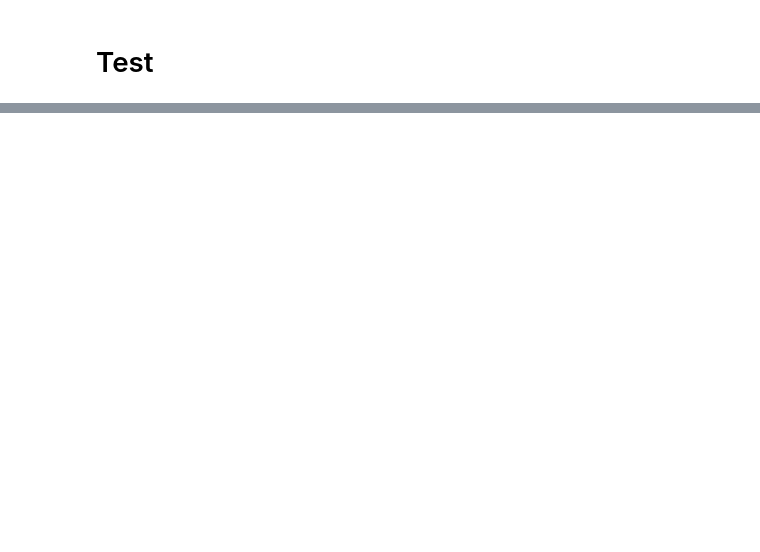
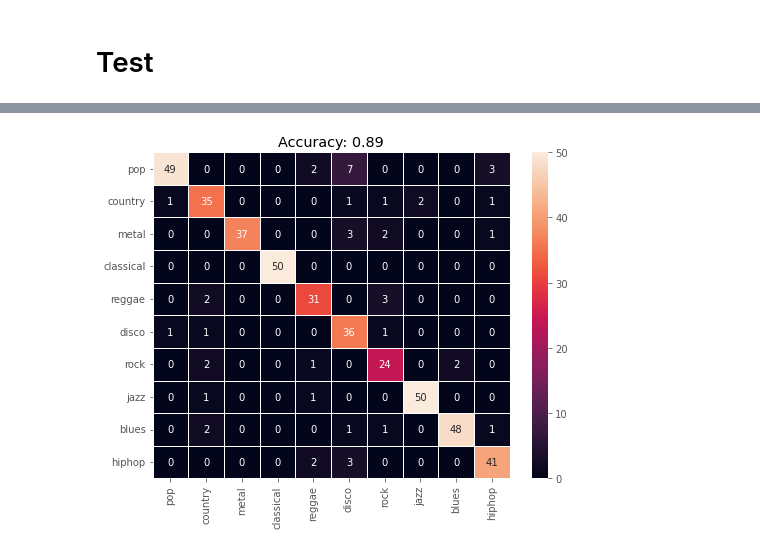
Before and after one commit to TimofeyTst/VKML_ML, a Jupyter notebook: music_classification.ipynb, the cells around one changed output, grey strips where cells are left out. Cells and saved outputs as stored; diff of their text form; code cells hidden in the pictures; blank space fills up the shorter version.

```diff
--- a/music_classification.ipynb
+++ b/music_classification.ipynb
@@ -287,0 +452,9 @@ config.test_path
+# %%
+# Обучалась 9 минут, дала скор 0.74
+from lightgbm import LGBMClassifier
+model = LGBMClassifier(random_state = config.random_state, max_depth=-1, class_weight = 'balanced', n_jobs=-1, n_estimators=100)
+#model = SGDClassifier(loss="log_loss",class_weight = 'balanced', n_jobs=-1,random_state=42)
+pipe_lgbm = Pipeline([
+    ("scaler", StandardScaler()),
+    ("clf", model)
+]).fit(X_train, y_train)
@@ -287,0 +464,13 @@ config.test_path
+# %%
+y_pred = np.array(
+    [
+        pipe_lgbm.predict_proba(np.vstack(feature_list)).mean(0).argmax()
+        for feature_list in features_test
+    ]
+)
+
+y_test = np.array([label_list[0] for label_list in labels_test])
+
+plot_conf_matrix(y_pred, y_test, class_names, annot=True)
+# %% [output]
+[figure, added]
```
Also changed, not shown: parts of 21 cells of this notebook, 11 other files.
